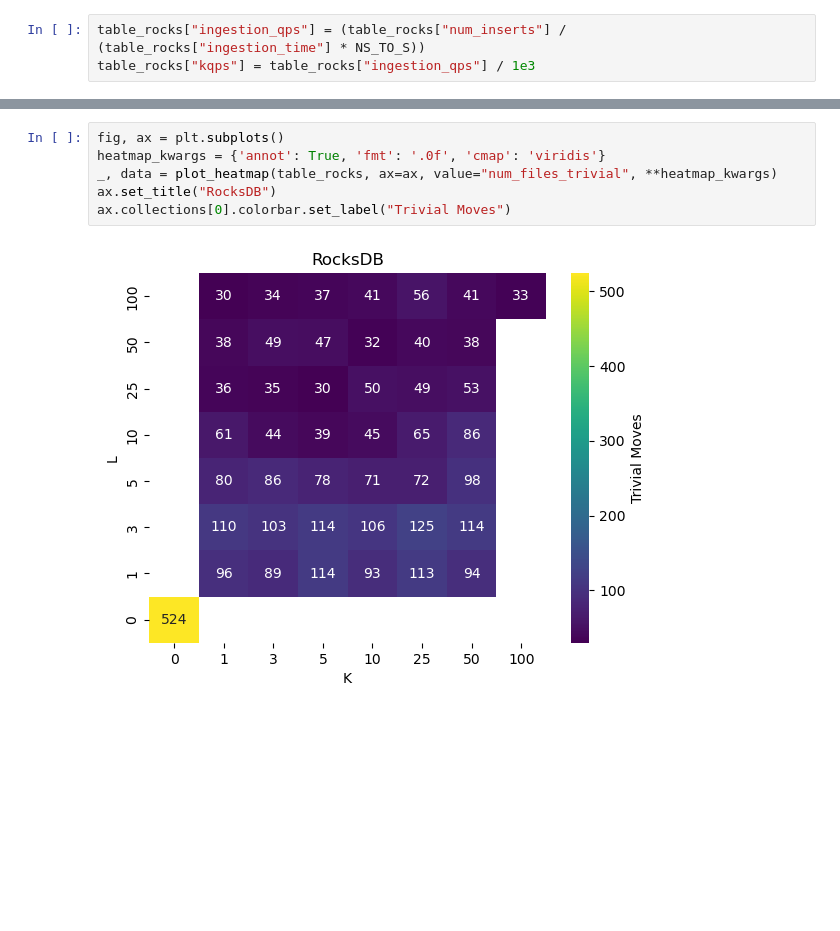
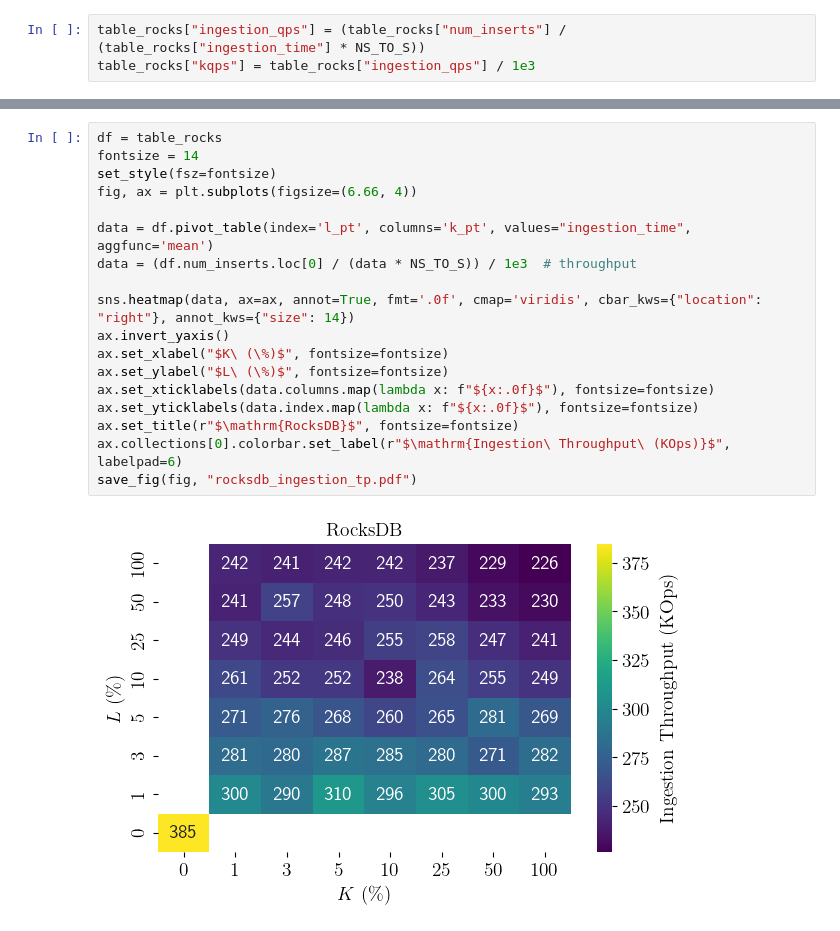
Before and after one commit to BU-DiSC/bliss_benchmark, a Jupyter notebook: notebook/heatmaps.ipynb, the cells around one changed output, grey strips where cells are left out. Drawn from its saved outputs; the diff is of its cells as text; blank space fills up the shorter version.

```diff
--- a/notebook/heatmaps.ipynb
+++ b/notebook/heatmaps.ipynb
@@ -94,8 +129,20 @@ ax.collections[0].colorbar.set_label("Compactions")
-# %%
-fig, ax = plt.subplots()
-heatmap_kwargs = {'annot': True, 'fmt': '.0f', 'cmap': 'viridis'}
-_, data = plot_heatmap(table_rocks, ax=ax, value="num_files_trivial", **heatmap_kwargs)
-ax.set_title("RocksDB")
-ax.collections[0].colorbar.set_label("Trivial Moves")
-# %% [output]
-[figure, removed]
+# %%
+df = table_rocks
+fontsize = 14
+set_style(fsz=fontsize)
+fig, ax = plt.subplots(figsize=(6.66, 4))
+
+data = df.pivot_table(index='l_pt', columns='k_pt', values="ingestion_time", aggfunc='mean')
+data = (df.num_inserts.loc[0] / (data * NS_TO_S)) / 1e3  # throughput
+
+sns.heatmap(data, ax=ax, annot=True, fmt='.0f', cmap='viridis', cbar_kws={"location": "right"}, annot_kws={"size": 14})
+ax.invert_yaxis()
+ax.set_xlabel("$K\ (\%)$", fontsize=fontsize)
+ax.set_ylabel("$L\ (\%)$", fontsize=fontsize)
+ax.set_xticklabels(data.columns.map(lambda x: f"${x:.0f}$"), fontsize=fontsize)
+ax.set_yticklabels(data.index.map(lambda x: f"${x:.0f}$"), fontsize=fontsize)
+ax.set_title(r"$\mathrm{RocksDB}$", fontsize=fontsize)
+ax.collections[0].colorbar.set_label(r"$\mathrm{Ingestion\ Throughput\ (KOps)}$", labelpad=6)
+save_fig(fig, "rocksdb_ingestion_tp.pdf")
+# %% [output]
+[figure, added]
```
Also changed, not shown: parts of 18 cells of this notebook, 6 other files.
